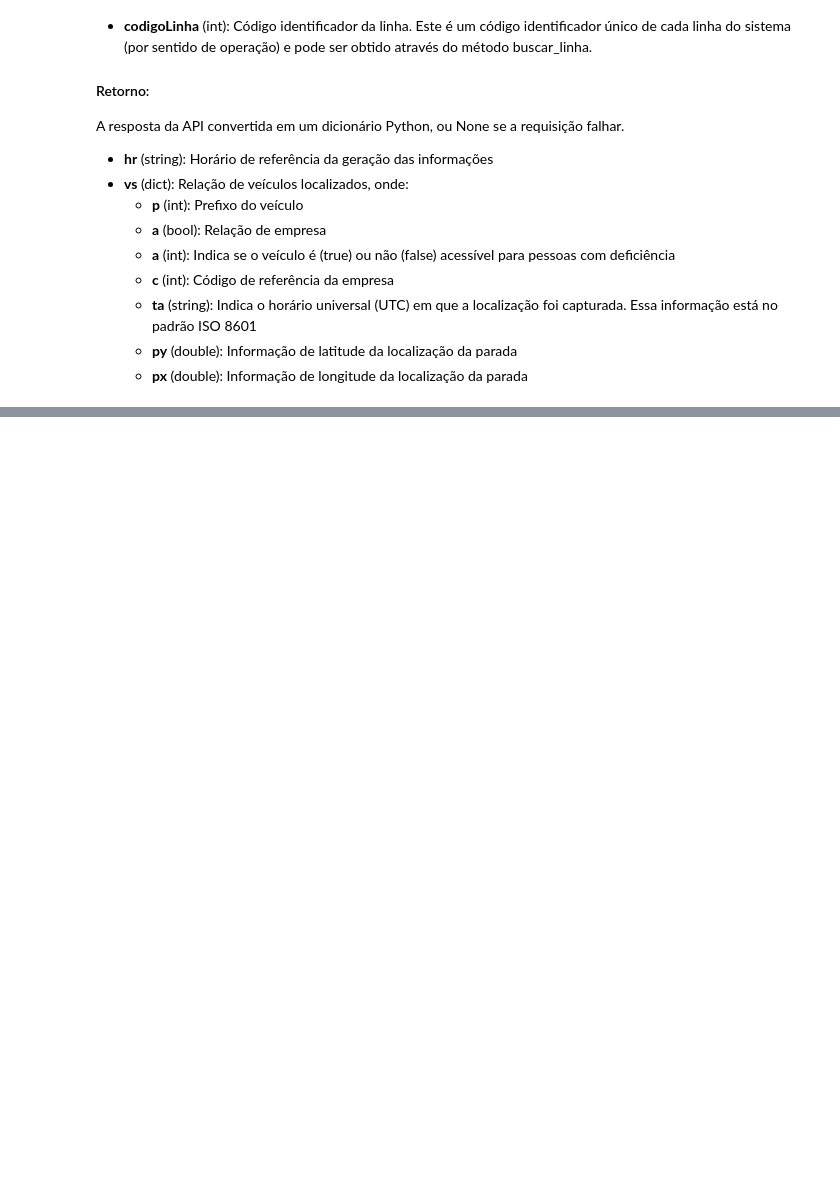
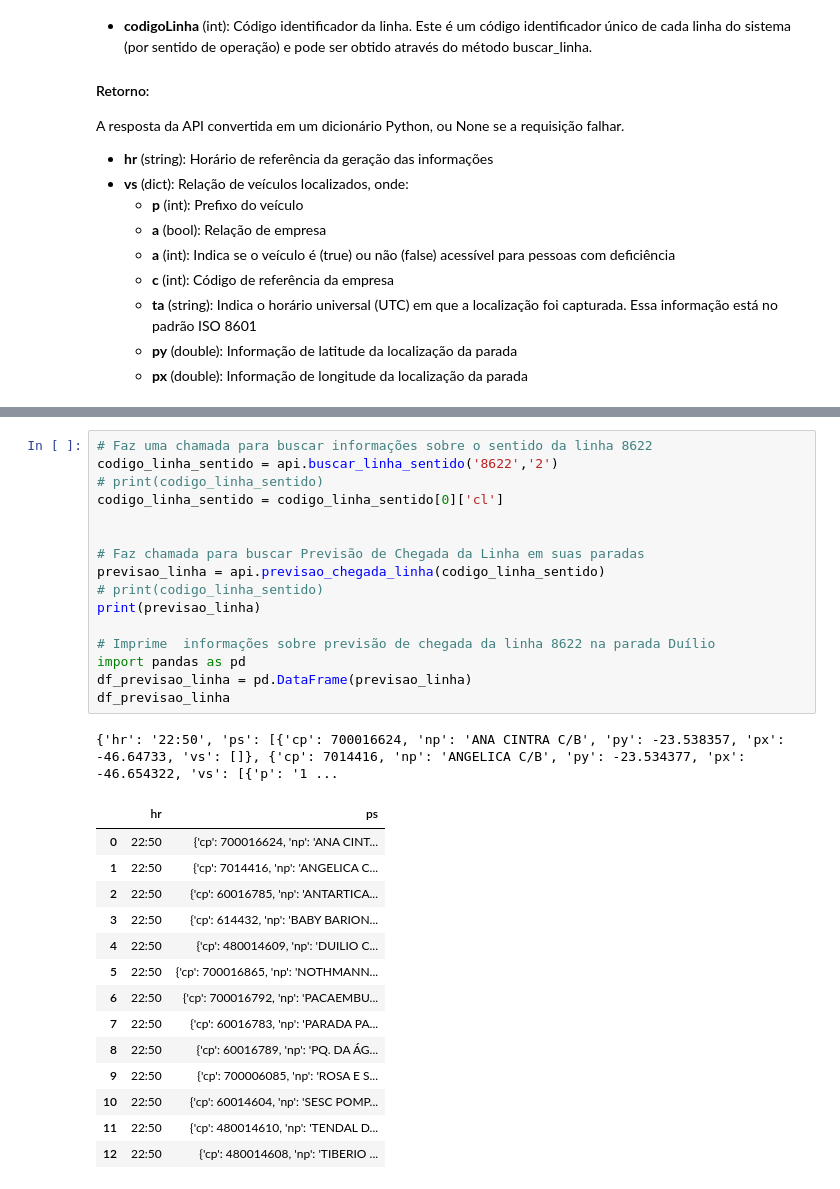
Before and after one commit to emviveros/InterSCity_Buzu, a Jupyter notebook: Python/API/notebooks/olho_vivo.ipynb, the cells around one changed output, grey strips where cells are left out. Cells and saved outputs as stored; diff of their text form; blank space fills up the shorter version.

```diff
--- a/Python/API/notebooks/olho_vivo.ipynb
+++ b/Python/API/notebooks/olho_vivo.ipynb
@@ -438,0 +529,32 @@ Código da Linha 178L: 33328
+# %%
+# Faz uma chamada para buscar informações sobre o sentido da linha 8622
+codigo_linha_sentido = api.buscar_linha_sentido('8622','2')
+# print(codigo_linha_sentido)
+codigo_linha_sentido = codigo_linha_sentido[0]['cl']
+
+
+# Faz chamada para buscar Previsão de Chegada da Linha em suas paradas
+previsao_linha = api.previsao_chegada_linha(codigo_linha_sentido)
+# print(codigo_linha_sentido)
+print(previsao_linha)
+
+# Imprime  informações sobre previsão de chegada da linha 8622 na parada Duílio
+import pandas as pd
+df_previsao_linha = pd.DataFrame(previsao_linha)
+df_previsao_linha
+# %% [output]
+{'hr': '22:50', 'ps': [{'cp': 700016624, 'np': 'ANA CINTRA C/B', 'py': -23.538357, 'px': -46.64733, 'vs': []}, {'cp': 7014416, 'np': 'ANGELICA C/B', 'py': -23.534377, 'px': -46.654322, 'vs': [{'p': '1 ...
+|  | hr | ps |
+| 0 | 22:50 | {'cp': 700016624, 'np': 'ANA CINT... |
+| 1 | 22:50 | {'cp': 7014416, 'np': 'ANGELICA C... |
+| 2 | 22:50 | {'cp': 60016785, 'np': 'ANTARTICA... |
+| 3 | 22:50 | {'cp': 614432, 'np': 'BABY BARION... |
+| 4 | 22:50 | {'cp': 480014609, 'np': 'DUILIO C... |
+| 5 | 22:50 | {'cp': 700016865, 'np': 'NOTHMANN... |
+| 6 | 22:50 | {'cp': 700016792, 'np': 'PACAEMBU... |
+| 7 | 22:50 | {'cp': 60016783, 'np': 'PARADA PA... |
+| 8 | 22:50 | {'cp': 60016789, 'np': 'PQ. DA ÁG... |
+| 9 | 22:50 | {'cp': 700006085, 'np': 'ROSA E S... |
+| 10 | 22:50 | {'cp': 60014604, 'np': 'SESC POMP... |
+| 11 | 22:50 | {'cp': 480014610, 'np': 'TENDAL D... |
+| 12 | 22:50 | {'cp': 480014608, 'np': 'TIBERIO ... |
```
Also changed, not shown: parts of 10 cells of this notebook.
